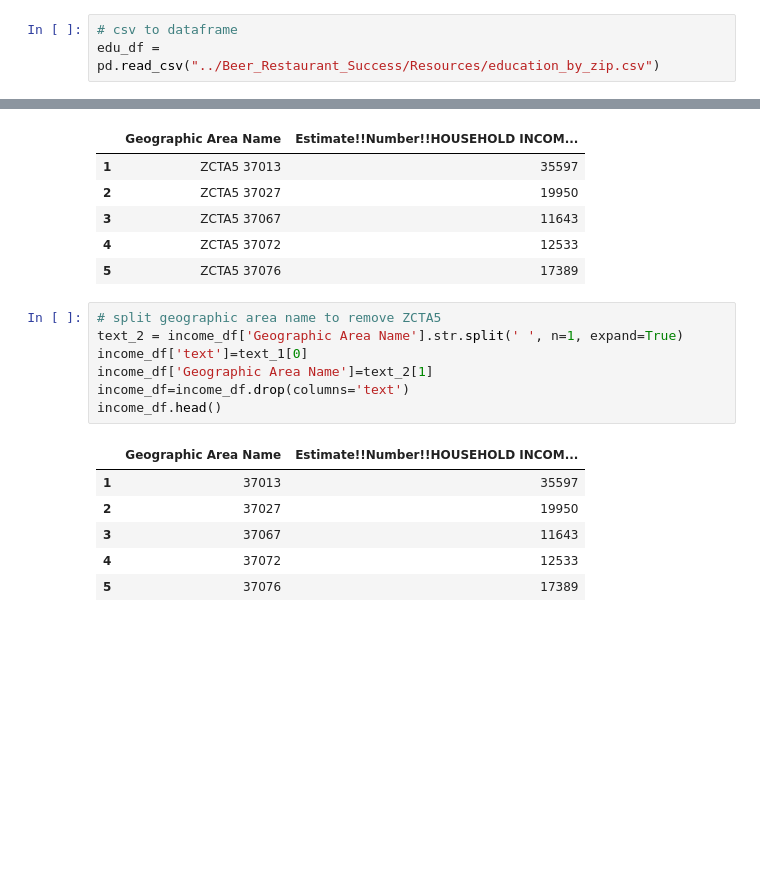
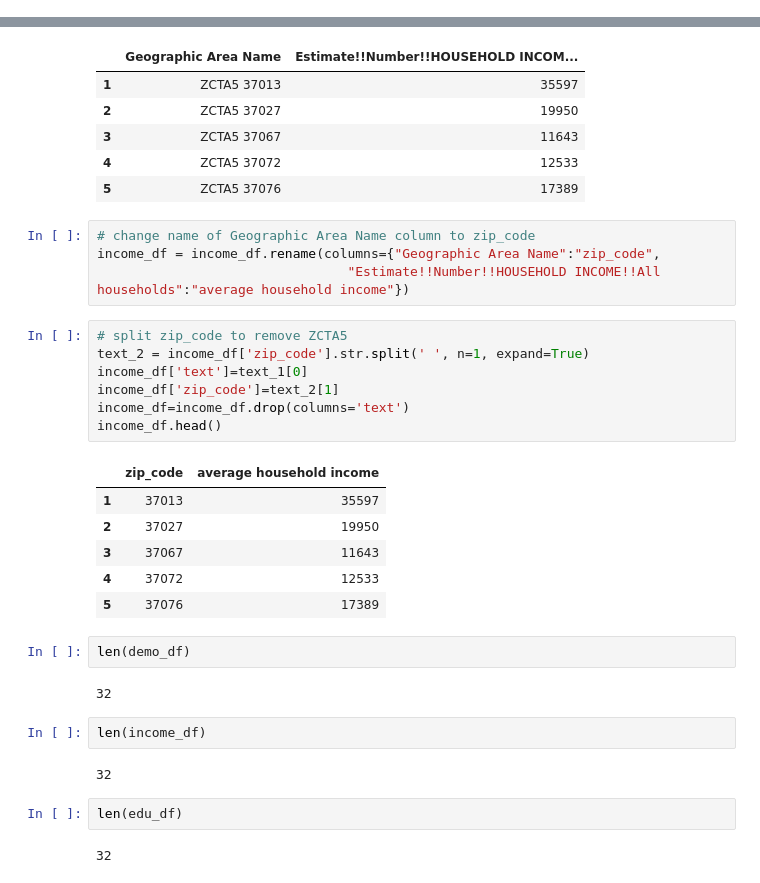
Before and after one commit to HannaKim4673/Beer_Restaurant_Success, a Jupyter notebook: Demographics_data.ipynb, the cells around one changed output, grey strips where cells are left out. Drawn from its saved outputs; the diff is of its cells as text; blank space fills up the shorter version.

```diff
--- a/Demographics_data.ipynb
+++ b/Demographics_data.ipynb
@@ -95,9 +95,6 @@ demo_df.head()
 | 3 | 37067 | 29543 | 14462 | 15081 | 20448 | 9573 | 10875 |
 | 4 | 37072 | 31492 | 15327 | 16165 | 24099 | 11489 | 12610 |
 | 5 | 37076 | 40161 | 19600 | 20561 | 30384 | 14353 | 16031 |
-# %%
-# csv to dataframe
-edu_df = pd.read_csv("../Beer_Restaurant_Success/Resources/education_by_zip.csv")
 # %%
 # inspect edu_df headers
 edu_df.head()
@@ -292,17 +293,33 @@ income_df.head()
 | 3 | ZCTA5 37067 | 11643 |
 | 4 | ZCTA5 37072 | 12533 |
 | 5 | ZCTA5 37076 | 17389 |
+# %%
+# change name of Geographic Area Name column to zip_code
+income_df = income_df.rename(columns={"Geographic Area Name":"zip_code",
+                                "Estimate!!Number!!HOUSEHOLD INCOME!!All households":"average household income"})
 # %%
-# split geographic area name to remove ZCTA5
-text_2 = income_df['Geographic Area Name'].str.split(' ', n=1, expand=True)
+# split zip_code to remove ZCTA5
+text_2 = income_df['zip_code'].str.split(' ', n=1, expand=True)
 income_df['text']=text_1[0]
-income_df['Geographic Area Name']=text_2[1]
+income_df['zip_code']=text_2[1]
 income_df=income_df.drop(columns='text')
 income_df.head()
 # %% [output]
-|  | Geographic Area Name | Estimate!!Number!!HOUSEHOLD INCOM... |
+|  | zip_code | average household income |
 | 1 | 37013 | 35597 |
 | 2 | 37027 | 19950 |
 | 3 | 37067 | 11643 |
 | 4 | 37072 | 12533 |
 | 5 | 37076 | 17389 |
+# %%
+len(demo_df)
+# %% [output]
+32
+# %%
+len(income_df)
+# %% [output]
+32
+# %%
+len(edu_df)
+# %% [output]
+32
```
Also changed, not shown: parts of 9 cells of this notebook.
